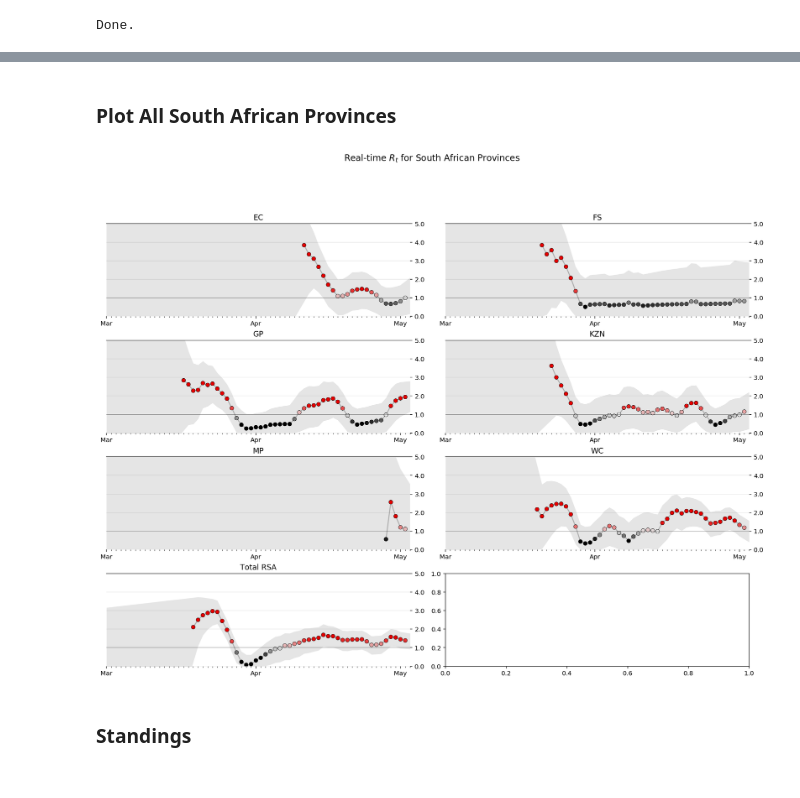
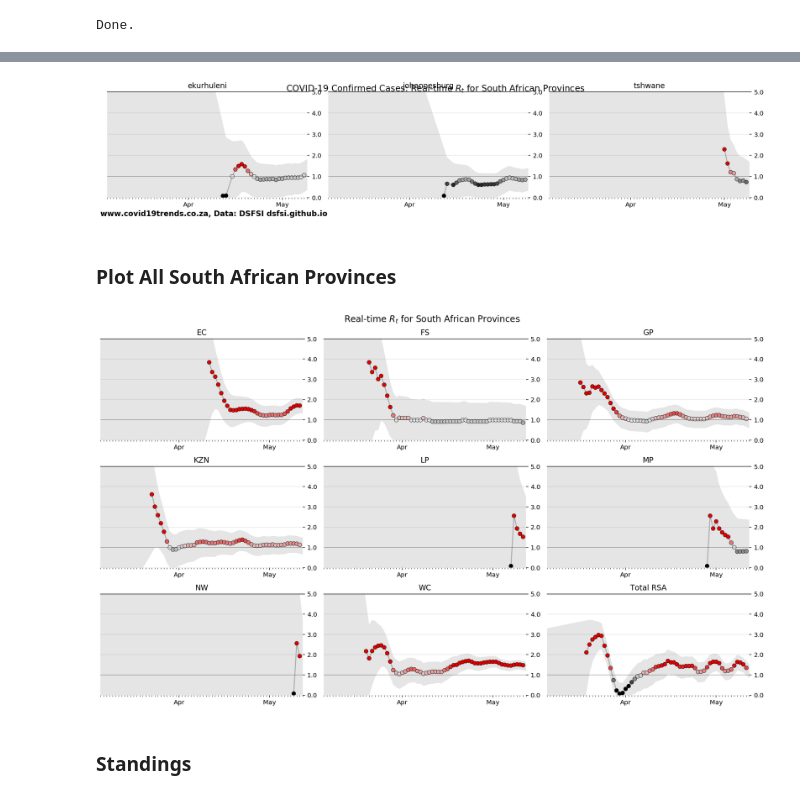
Before and after one commit to heerden/covid-19, a Jupyter notebook: notebooks/Realtime_R0_Plotly.ipynb, the cells around one changed output, grey strips where cells are left out. Cells and saved outputs as stored; diff of their text form; code cells hidden in the pictures.

Commit message:
Add EC districts

```diff
--- a/notebooks/Realtime_R0_Plotly.ipynb
+++ b/notebooks/Realtime_R0_Plotly.ipynb
@@ -566,12 +566,15 @@ def plot_rt(result, ax, state_name):
     ax.spines['left'].set_visible(False)
     ax.spines['bottom'].set_visible(False)
     ax.spines['right'].set_visible(False)
+    ax.spines['top'].set_visible(False)
     ax.margins(0)
     ax.grid(which='major', axis='y', c='k', alpha=.1, zorder=-2)
     ax.margins(0)
     ax.set_ylim(0.0, 5.0)
-    ax.set_xlim(pd.Timestamp('2020-03-01'), result.index.get_level_values('date')[-1]+pd.Timedelta(days=1))
-    fig.set_facecolor('w')
+    ax.set_xlim(pd.Timestamp('2020-03-06'), result.index.get_level_values('date')[-1]+pd.Timedelta(days=1))
+    #fig.set_facecolor('w')
+
+    return ax
 
 
 fig, ax = plt.subplots(figsize=(600/72,400/72))
@@ -706,0 +734,5 @@ final_results = final_results.groupby('state').apply(lambda x: x.iloc[1:].drople
+# %%
+url = 'https://raw.githubusercontent.com/dsfsi/covid19za/master/data/calc/calculated_rt_sa_provincial_cumulative.csv'
+states_raw = pd.read_csv(url,
+                     parse_dates=['date'], dayfirst=True,
+                     squeeze=True, index_col=[0,1])
@@ -706,0 +761,10 @@ final_results = final_results.groupby('state').apply(lambda x: x.iloc[1:].drople
+# %%
+state_name = 'Total RSA'
+
+fig, ax = plt.subplots(figsize=(600/72,400/72))
+
+ax = plot_rt(state_single, ax, '')
+fig.suptitle(f'COVID-19 Confirmed Cases: Real-time $R_t$ for South African', size=14)
+fig.text(0.13, 0, 'www.covid19trends.co.za - Data: DSFSI dsfsi.github.io', size=12, weight='bold')
+ax.xaxis.set_major_locator(mdates.WeekdayLocator())
+ax.xaxis.set_major_formatter(mdates.DateFormatter('%b %d'))
@@ -706,0 +825,3 @@ final_results = final_results.groupby('state').apply(lambda x: x.iloc[1:].drople
+# %%
+for i, (state_name, result) in enumerate(states_raw.groupby('state')):
+    print(result.tail())
@@ -707,21 +846,30 @@ final_results = final_results.groupby('state').apply(lambda x: x.iloc[1:].drople
+# %%
+state = 'gp'
+url = 'https://raw.githubusercontent.com/heerden/covid19za/master/data/calc/calculated_rt_' + state + '_district_cumulative.csv'
+districts_raw = pd.read_csv(url,
+                     parse_dates=['date'], dayfirst=True,
+                     squeeze=True, index_col=[0,1])
+all_plot(districts_raw)
+# %% [output]
+[figure, added]
 # %% [markdown]
 ### Plot All South African Provinces
 # %%
-ncols = 2
-nrows = int(np.ceil(len(results) / ncols)) + 1
+ncols = 3
+nrows = int(np.ceil(len(results) / ncols))
 
 fig, axes = plt.subplots(nrows=nrows, ncols=ncols, figsize=(15, nrows*3))
 
 for i, (state_name, result) in enumerate(final_results.groupby('state')):
     plot_rt(result, axes.flat[i], state_name)
 plot_rt(single_result, axes.flat[i+1], 'Total RSA')
 
 fig.tight_layout()
 fig.suptitle(f'Real-time $R_t$ for South African Provinces', fontsize=14)
-fig.subplots_adjust(top=0.85)
+fig.subplots_adjust(top=0.92)
 fig.set_facecolor('w')
 # %% [output]
-[figure, old version]
+[figure, new version]
 # %% [markdown]
 ### Standings
 # %%
```
Also changed, not shown: parts of 24 cells of this notebook, 2 other files.
